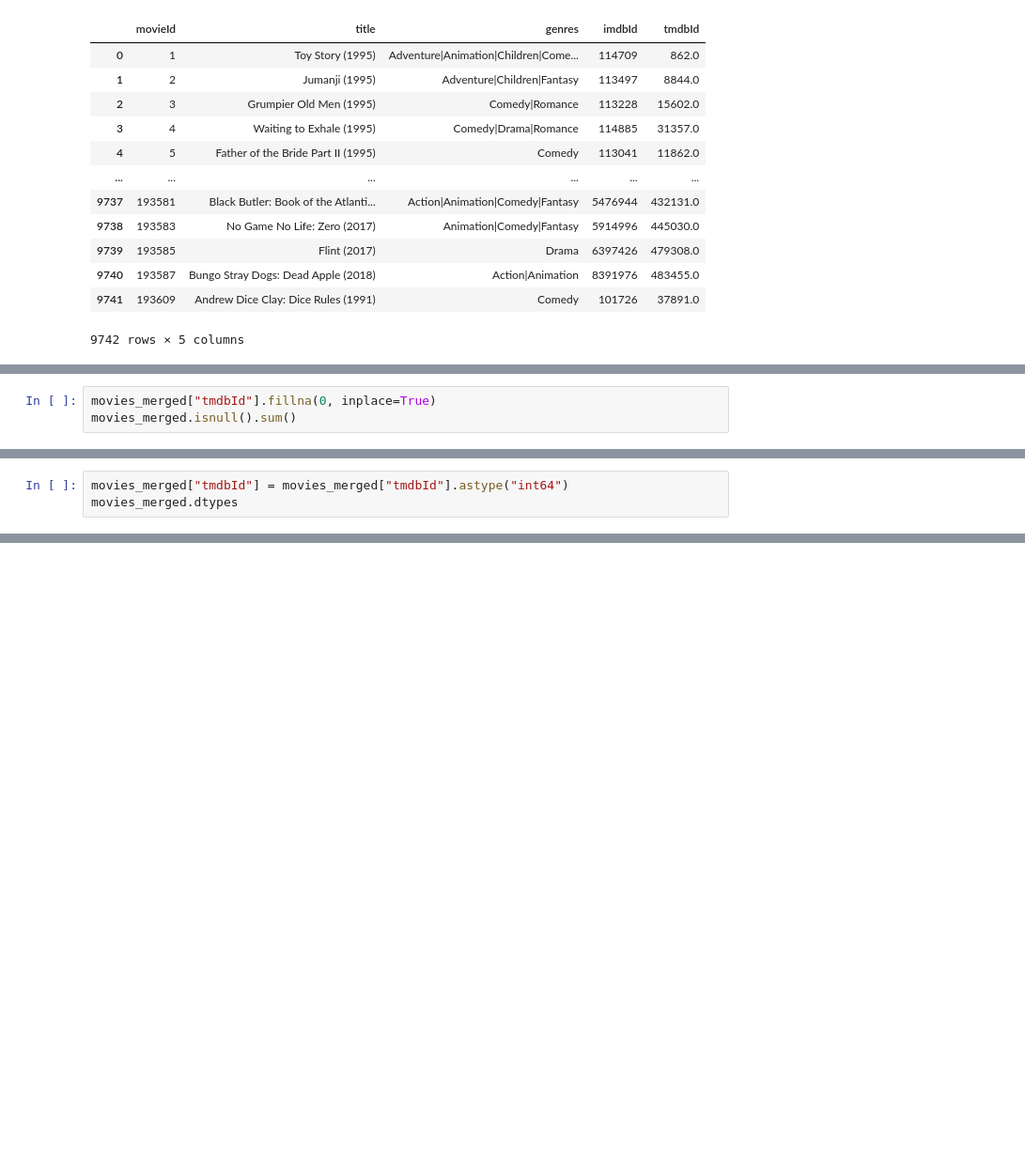
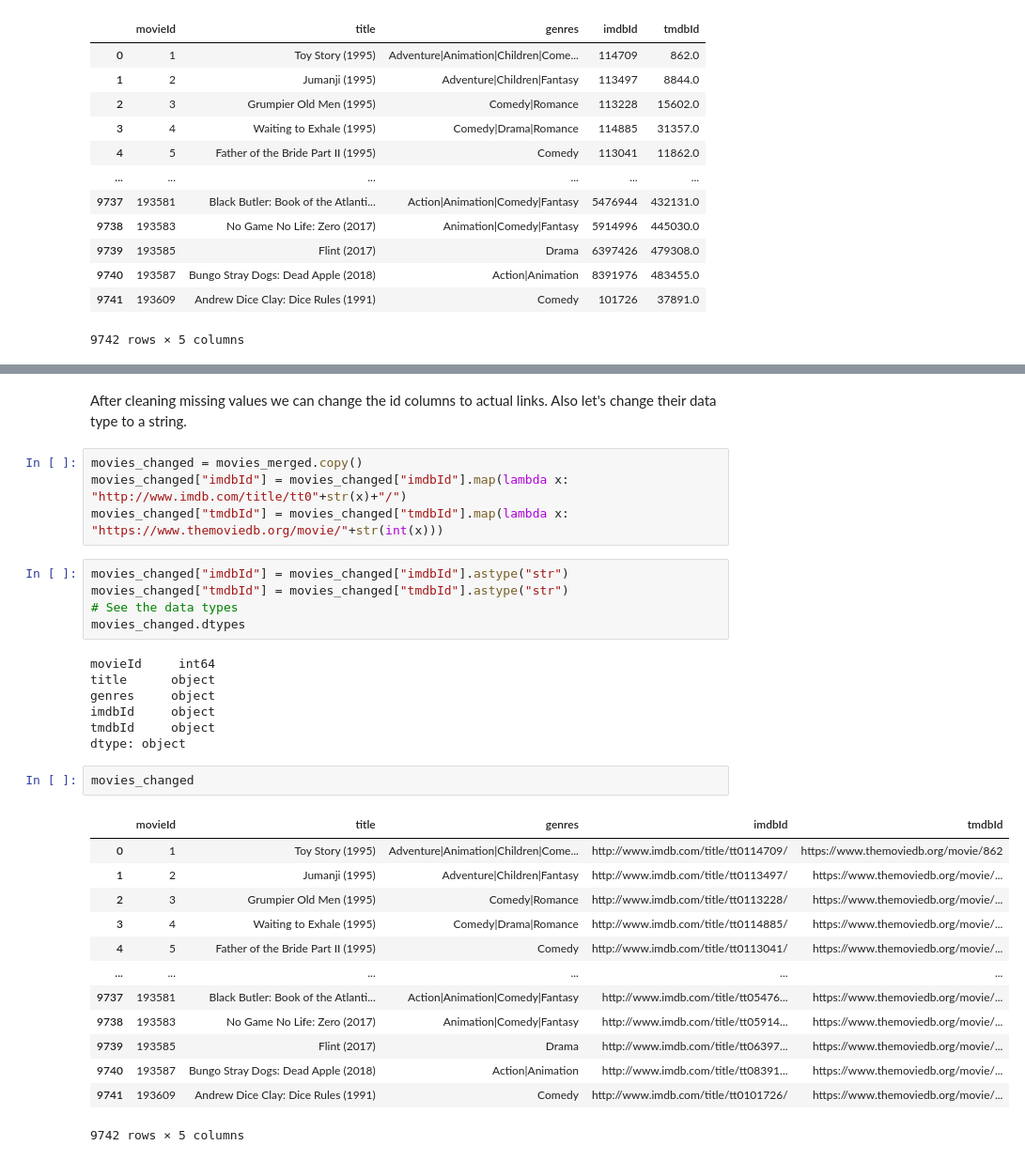
Before and after one commit to ekarbeyaz/movie-rankings-data-manipulation, a Jupyter notebook: Script - Movies.ipynb, the cells around one changed output, grey strips where cells are left out. Shown at 94% size. Drawn from its saved outputs; the diff is of its cells as text; blank space fills up the shorter version.

```diff
--- a/Script - Movies.ipynb
+++ b/Script - Movies.ipynb
@@ -208,3 +232,0 @@ movies_merged[movies_merged["tmdbId"].isnull()]
-# %%
-movies_merged["tmdbId"].fillna(0, inplace=True)
-movies_merged.isnull().sum()
@@ -232,3 +232,0 @@ dtype: object
-# %%
-movies_merged["tmdbId"] = movies_merged["tmdbId"].astype("int64")
-movies_merged.dtypes
@@ -257 +248,35 @@ movies_merged
 9742 rows × 5 columns
+# %% [markdown]
+After cleaning missing values we can change the id columns to actual links. Also let's change their data type to a string.
+# %%
+movies_changed = movies_merged.copy()
+movies_changed["imdbId"] = movies_changed["imdbId"].map(lambda x: "http://www.imdb.com/title/tt0"+str(x)+"/")
+movies_changed["tmdbId"] = movies_changed["tmdbId"].map(lambda x: "https://www.themoviedb.org/movie/"+str(int(x)))
+# %%
+movies_changed["imdbId"] = movies_changed["imdbId"].astype("str")
+movies_changed["tmdbId"] = movies_changed["tmdbId"].astype("str")
+# See the data types
+movies_changed.dtypes
+# %% [output]
+movieId     int64
+title      object
+genres     object
+imdbId     object
+tmdbId     object
+dtype: object
+# %%
+movies_changed
+# %% [output]
+|  | movieId | title | genres | imdbId | tmdbId |
+| 0 | 1 | Toy Story (1995) | Adventure|Animation|Children|Come... | http://www.imdb.com/title/tt0114709/ | https://www.themoviedb.org/movie/862 |
+| 1 | 2 | Jumanji (1995) | Adventure|Children|Fantasy | http://www.imdb.com/title/tt0113497/ | https://www.themoviedb.org/movie/... |
+| 2 | 3 | Grumpier Old Men (1995) | Comedy|Romance | http://www.imdb.com/title/tt0113228/ | https://www.themoviedb.org/movie/... |
+| 3 | 4 | Waiting to Exhale (1995) | Comedy|Drama|Romance | http://www.imdb.com/title/tt0114885/ | https://www.themoviedb.org/movie/... |
+| 4 | 5 | Father of the Bride Part II (1995) | Comedy | http://www.imdb.com/title/tt0113041/ | https://www.themoviedb.org/movie/... |
+| ... | ... | ... | ... | ... | ... |
+| 9737 | 193581 | Black Butler: Book of the Atlanti... | Action|Animation|Comedy|Fantasy | http://www.imdb.com/title/tt05476... | https://www.themoviedb.org/movie/... |
+| 9738 | 193583 | No Game No Life: Zero (2017) | Animation|Comedy|Fantasy | http://www.imdb.com/title/tt05914... | https://www.themoviedb.org/movie/... |
+| 9739 | 193585 | Flint (2017) | Drama | http://www.imdb.com/title/tt06397... | https://www.themoviedb.org/movie/... |
+| 9740 | 193587 | Bungo Stray Dogs: Dead Apple (2018) | Action|Animation | http://www.imdb.com/title/tt08391... | https://www.themoviedb.org/movie/... |
+| 9741 | 193609 | Andrew Dice Clay: Dice Rules (1991) | Comedy | http://www.imdb.com/title/tt0101726/ | https://www.themoviedb.org/movie/... |
+9742 rows × 5 columns
```
Also changed, not shown: parts of 14 cells of this notebook.
